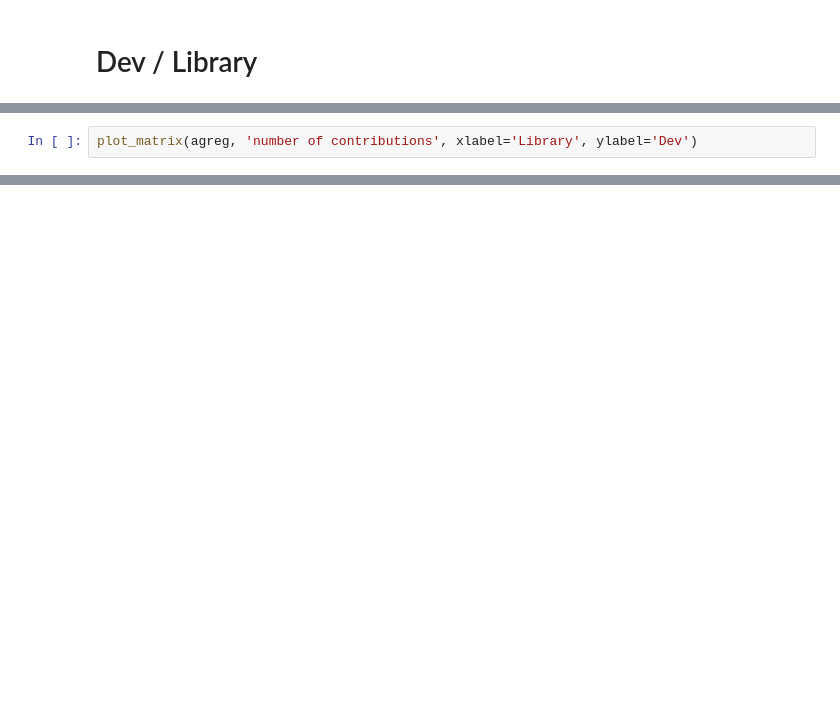
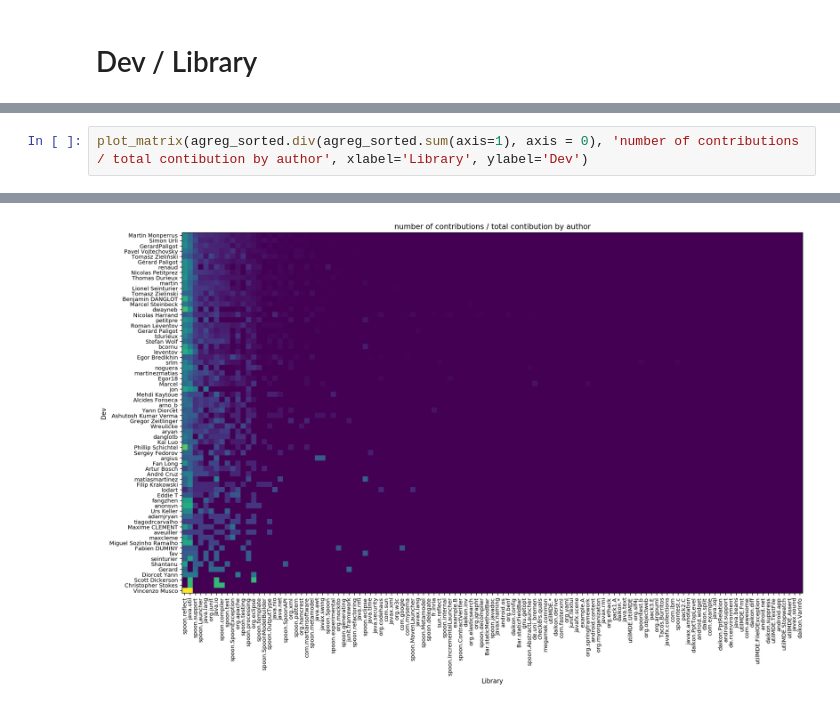
Before and after one commit to castor-software/oss-graph-metrics, a Jupyter notebook: data_analysis/notebook/dev_library.ipynb, the cells around one changed output, grey strips where cells are left out. Saved outputs shown, nothing was run; the diff lists cells and outputs as text; blank space fills up the shorter version.

```diff
--- a/data_analysis/notebook/dev_library.ipynb
+++ b/data_analysis/notebook/dev_library.ipynb
@@ -84,3 +99,3 @@ def plot_matrix(df, title, xlabel = '', ylabel=''):
 # %%
-plot_matrix(agreg, 'number of contributions', xlabel='Library', ylabel='Dev')
+plot_matrix(agreg_sorted.div(agreg_sorted.sum(axis=1), axis = 0), 'number of contributions / total contibution by author', xlabel='Library', ylabel='Dev')
 # %% [output]
@@ -88 +102,2 @@ plot_matrix(agreg, 'number of contributions', xlabel='Library', ylabel='Dev')
+[figure, added]
 # %%
```
Also changed, not shown: parts of 29 cells of this notebook.
